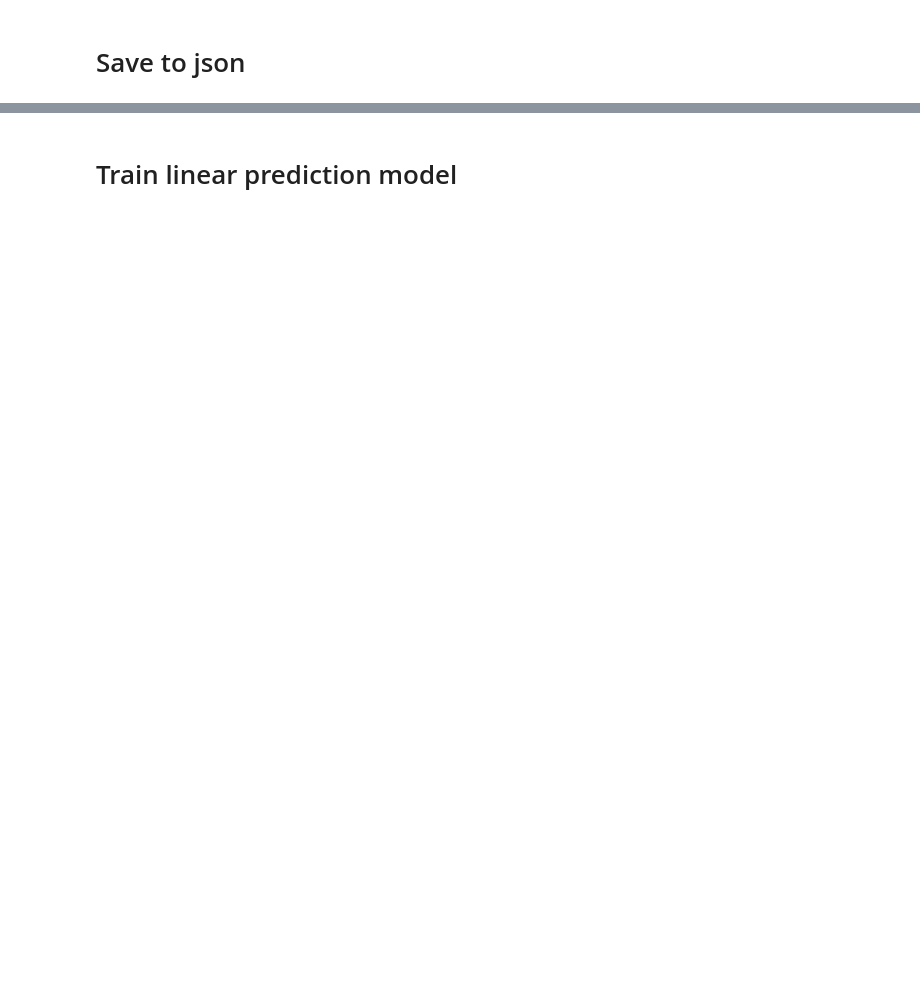
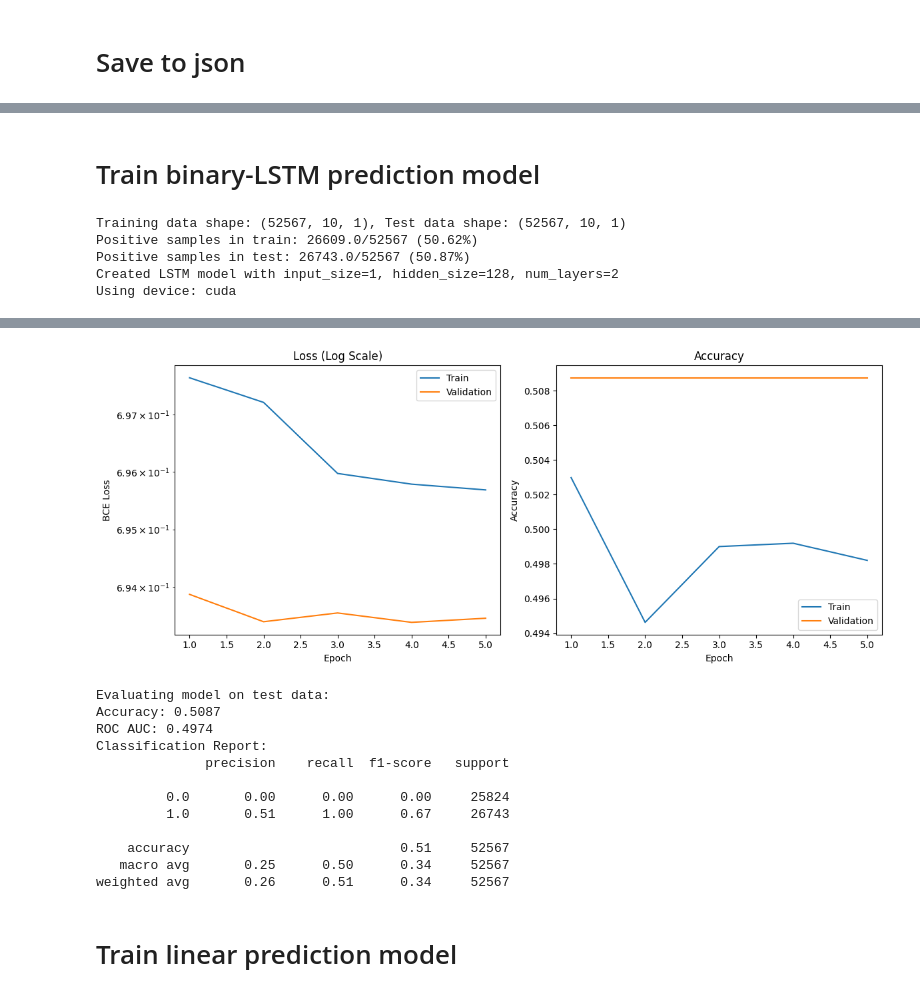
Before and after one commit to MWajdi/rl-portfolio-reallocation, a Jupyter notebook: run_training_experiment.ipynb, the cells around one changed output, grey strips where cells are left out. Cells and saved outputs as stored; diff of their text form; code cells hidden in the pictures; blank space fills up the shorter version.

```diff
--- a/run_training_experiment.ipynb
+++ b/run_training_experiment.ipynb
@@ -93,0 +109,24 @@ Saved 20744 samples to binance_datasets/ETH_1_year_test.json
+# %% [markdown]
+# Train binary-LSTM prediction model
+# %%
+import train_lstm_model
+
+args = train_lstm_model.Args(
+    model_path="models/btc_1_year_lstm_model.pth",
+    train_path="binance_datasets/BTC_1_year_train.json",
+    test_path="binance_datasets/BTC_1_year_test.json",
+    epochs=5,
+    lr=2e-5,
+    hidden_size=128,
+    num_layers=2,
+    dropout=0.3,
+    batch_size=64
+)
+
+trained_model = train_lstm_model.main(args)
+# %% [output]
+Training data shape: (52567, 10, 1), Test data shape: (52567, 10, 1)
+Positive samples in train: 26609.0/52567 (50.62%)
+Positive samples in test: 26743.0/52567 (50.87%)
+Created LSTM model with input_size=1, hidden_size=128, num_layers=2
+Using device: cuda
@@ -94,3 +138,16 @@ Saved 20744 samples to binance_datasets/ETH_1_year_test.json
+[figure, added]
+Evaluating model on test data:
+Accuracy: 0.5087
+ROC AUC: 0.4974
+Classification Report:
+              precision    recall  f1-score   support
+
+         0.0       0.00      0.00      0.00     25824
+         1.0       0.51      1.00      0.67     26743
+
+    accuracy                           0.51     52567
+   macro avg       0.25      0.50      0.34     52567
+weighted avg       0.26      0.51      0.34     52567
 # %% [markdown]
 # Train linear prediction model
 # %%
```
Also changed, not shown: parts of 16 cells of this notebook, 29 other files.
